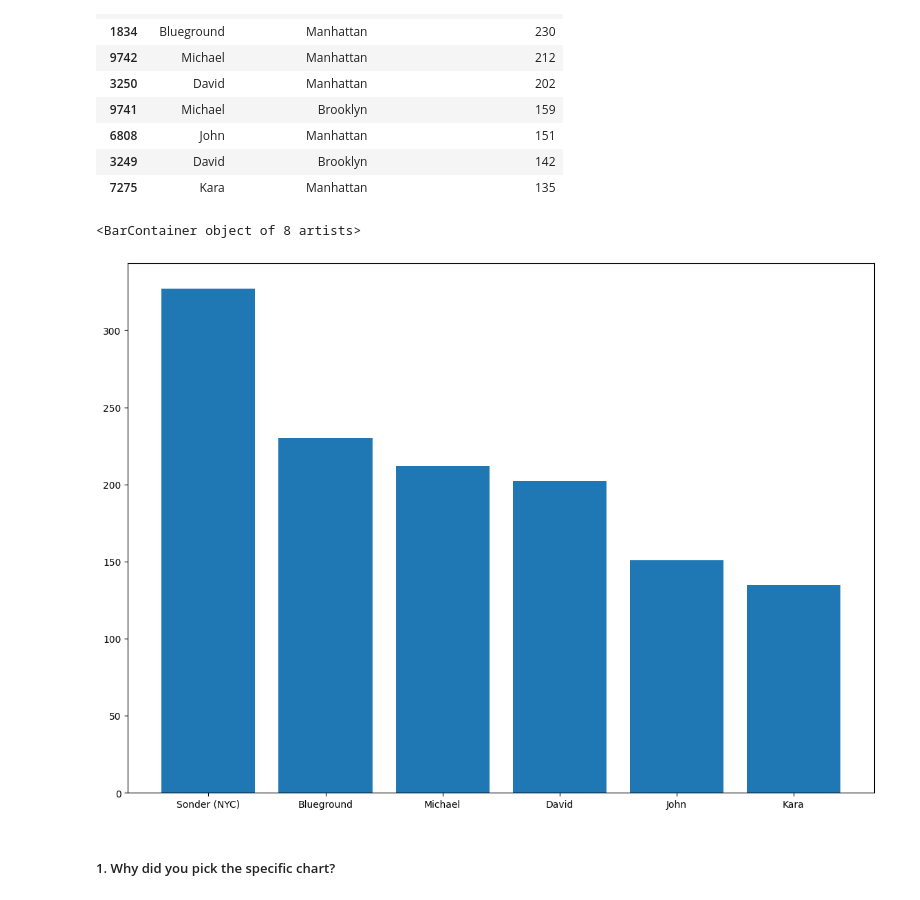
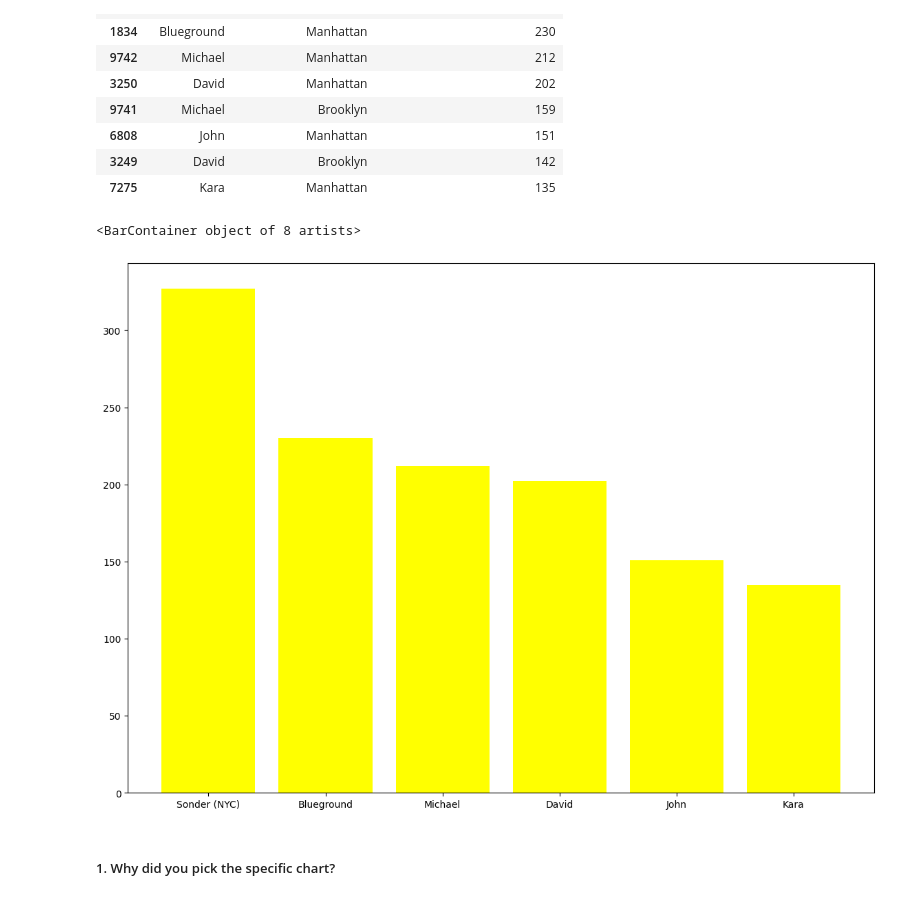
Before and after one commit to HemantSingh108/Airbnb_booking_analysis, a Jupyter notebook: Airbnb_Bookings_Analysis_Capstone_Project.ipynb, the cells around one changed output. Saved outputs shown, nothing was run; the diff lists cells and outputs as text; code cells hidden in the pictures.

```diff
--- a/Airbnb_Bookings_Analysis_Capstone_Project.ipynb
+++ b/Airbnb_Bookings_Analysis_Capstone_Project.ipynb
@@ -261,11 +306,11 @@ Host_areas
 # %%
 plt.figure(figsize=(14,10))
 Host_name = Host_areas['host_name']
 Host_listings = Host_areas['calculated_host_listings_count']
-plt.bar(Host_name,Host_listings)
+plt.bar(Host_name,Host_listings,color='yellow')
 # %% [output]
 <BarContainer object of 8 artists>
-[figure, old version]
+[figure, new version]
 # %% [markdown]
 ##### 1. Why did you pick the specific chart?
 # %% [markdown]
```
Also changed, not shown: parts of 31 cells of this notebook.
